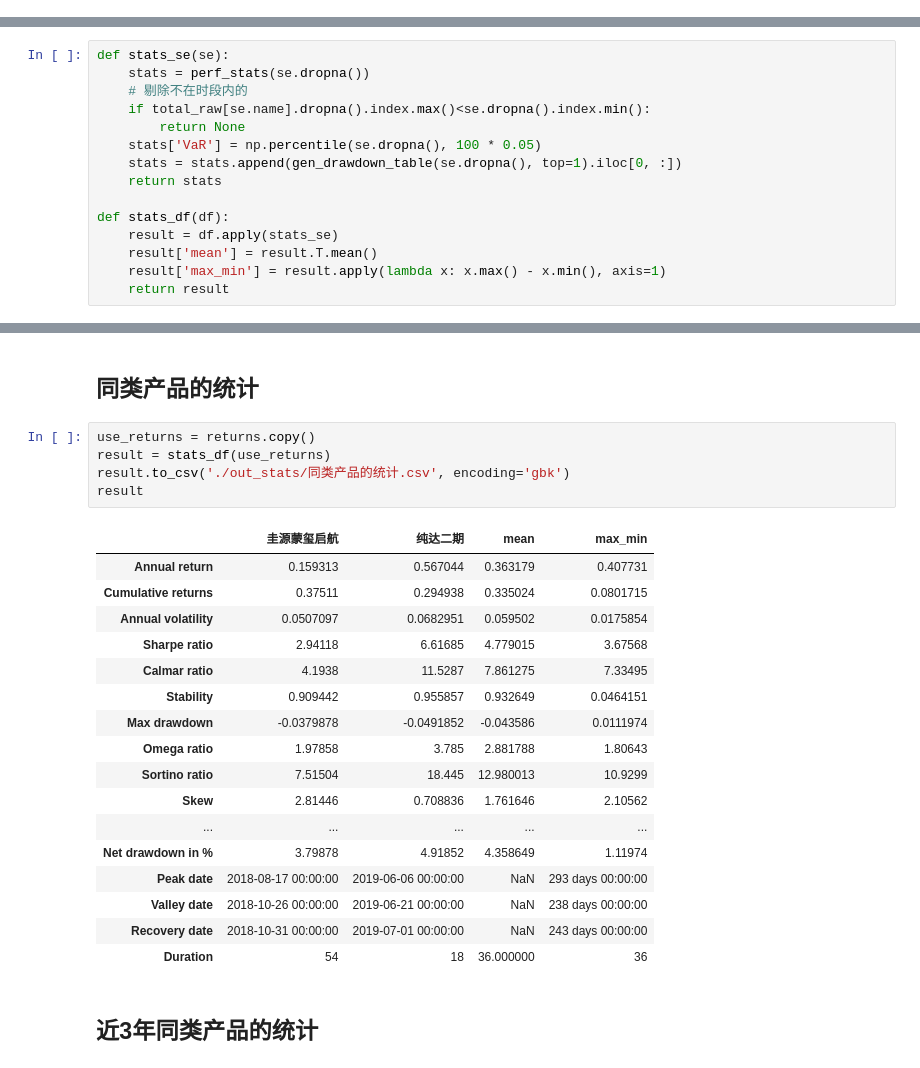
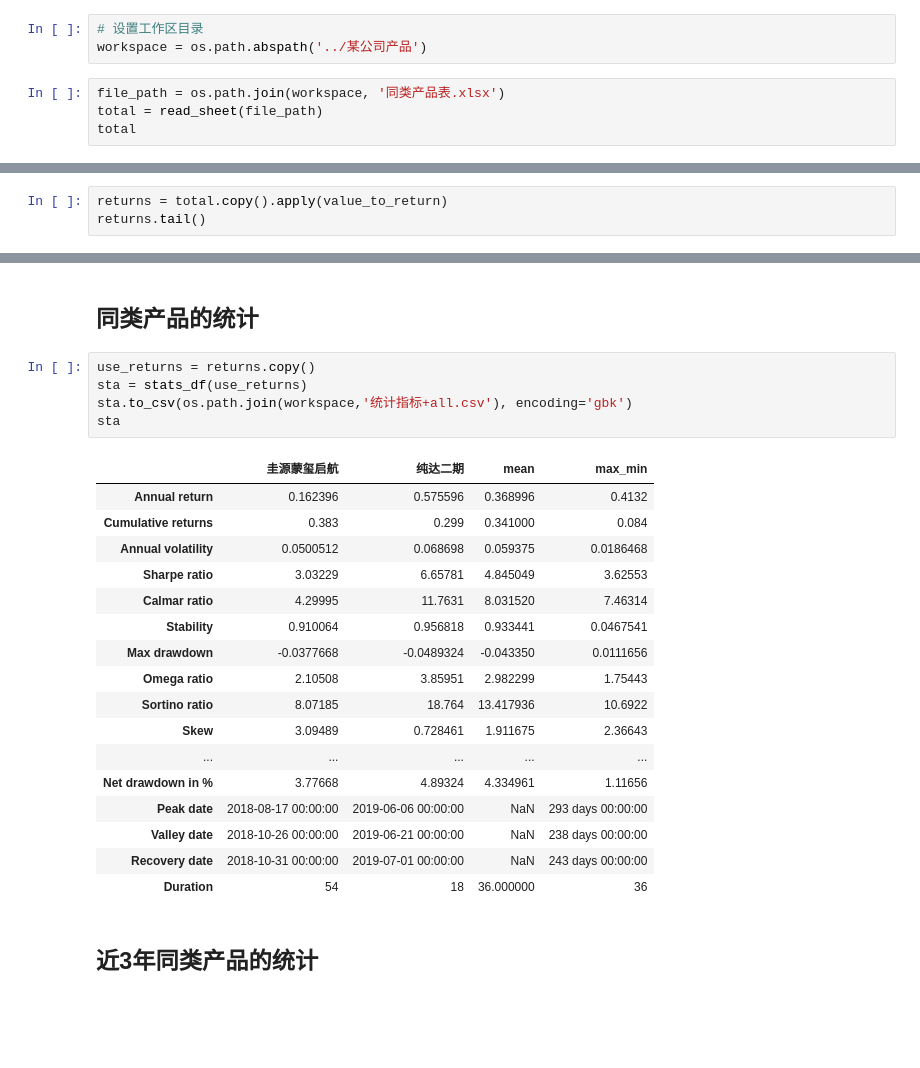
Before and after one commit to luohanfeng/foftools, a Jupyter notebook: fof_score/fof_score.ipynb, the cells around one changed output, grey strips where cells are left out. Cells and saved outputs as stored; diff of their text form; blank space fills up the shorter version.

```diff
--- a/fof_score/fof_score.ipynb
+++ b/fof_score/fof_score.ipynb
@@ -65,0 +30,7 @@ total
+# %%
+# 设置工作区目录
+workspace = os.path.abspath('../某公司产品')
+# %%
+file_path = os.path.join(workspace, '同类产品表.xlsx')
+total = read_sheet(file_path)
+total
@@ -71,0 +61,3 @@ returns = total.apply(value_to_returns)
+# %%
+returns = total.copy().apply(value_to_return)
+returns.tail()
@@ -72,20 +72,5 @@ returns = total.apply(value_to_returns)
 # %% [markdown]
 # 表现统计
-# %%
-def stats_se(se):
-    stats = perf_stats(se.dropna())
-    # 剔除不在时段内的
-    if total_raw[se.name].dropna().index.max()<se.dropna().index.min():
-        return None
-    stats['VaR'] = np.percentile(se.dropna(), 100 * 0.05)
-    stats = stats.append(gen_drawdown_table(se.dropna(), top=1).iloc[0, :])
-    return stats
-
-def stats_df(df):
-    result = df.apply(stats_se)
-    result['mean'] = result.T.mean()
-    result['max_min'] = result.apply(lambda x: x.max() - x.min(), axis=1)
-    return result
 # %% [markdown]
 指标说明
 > 列：每列为每个产品，mean表示按行计算指标均值，max_min表示按行计算指标的最大值减最小值
@@ -112,23 +97,23 @@ def stats_df(df):
 ## 同类产品的统计
 # %%
 use_returns = returns.copy()
-result = stats_df(use_returns)
-result.to_csv('./out_stats/同类产品的统计.csv', encoding='gbk')
-result
+sta = stats_df(use_returns)
+sta.to_csv(os.path.join(workspace,'统计指标+all.csv'), encoding='gbk')
+sta
 # %% [output]
 |  | 圭源蒙玺启航 | 纯达二期 | mean | max_min |
-| Annual return | 0.159313 | 0.567044 | 0.363179 | 0.407731 |
-| Cumulative returns | 0.37511 | 0.294938 | 0.335024 | 0.0801715 |
-| Annual volatility | 0.0507097 | 0.0682951 | 0.059502 | 0.0175854 |
-| Sharpe ratio | 2.94118 | 6.61685 | 4.779015 | 3.67568 |
-| Calmar ratio | 4.1938 | 11.5287 | 7.861275 | 7.33495 |
-| Stability | 0.909442 | 0.955857 | 0.932649 | 0.0464151 |
-| Max drawdown | -0.0379878 | -0.0491852 | -0.043586 | 0.0111974 |
-| Omega ratio | 1.97858 | 3.785 | 2.881788 | 1.80643 |
-| Sortino ratio | 7.51504 | 18.445 | 12.980013 | 10.9299 |
-| Skew | 2.81446 | 0.708836 | 1.761646 | 2.10562 |
+| Annual return | 0.162396 | 0.575596 | 0.368996 | 0.4132 |
+| Cumulative returns | 0.383 | 0.299 | 0.341000 | 0.084 |
+| Annual volatility | 0.0500512 | 0.068698 | 0.059375 | 0.0186468 |
+| Sharpe ratio | 3.03229 | 6.65781 | 4.845049 | 3.62553 |
+| Calmar ratio | 4.29995 | 11.7631 | 8.031520 | 7.46314 |
+| Stability | 0.910064 | 0.956818 | 0.933441 | 0.0467541 |
+| Max drawdown | -0.0377668 | -0.0489324 | -0.043350 | 0.0111656 |
+| Omega ratio | 2.10508 | 3.85951 | 2.982299 | 1.75443 |
+| Sortino ratio | 8.07185 | 18.764 | 13.417936 | 10.6922 |
+| Skew | 3.09489 | 0.728461 | 1.911675 | 2.36643 |
 | ... | ... | ... | ... | ... |
-| Net drawdown in % | 3.79878 | 4.91852 | 4.358649 | 1.11974 |
+| Net drawdown in % | 3.77668 | 4.89324 | 4.334961 | 1.11656 |
 | Peak date | 2018-08-17 00:00:00 | 2019-06-06 00:00:00 | NaN | 293 days 00:00:00 |
 | Valley date | 2018-10-26 00:00:00 | 2019-06-21 00:00:00 | NaN | 238 days 00:00:00 |
 | Recovery date | 2018-10-31 00:00:00 | 2019-07-01 00:00:00 | NaN | 243 days 00:00:00 |
```
Also changed, not shown: parts of 12 cells of this notebook, 7 other files.
